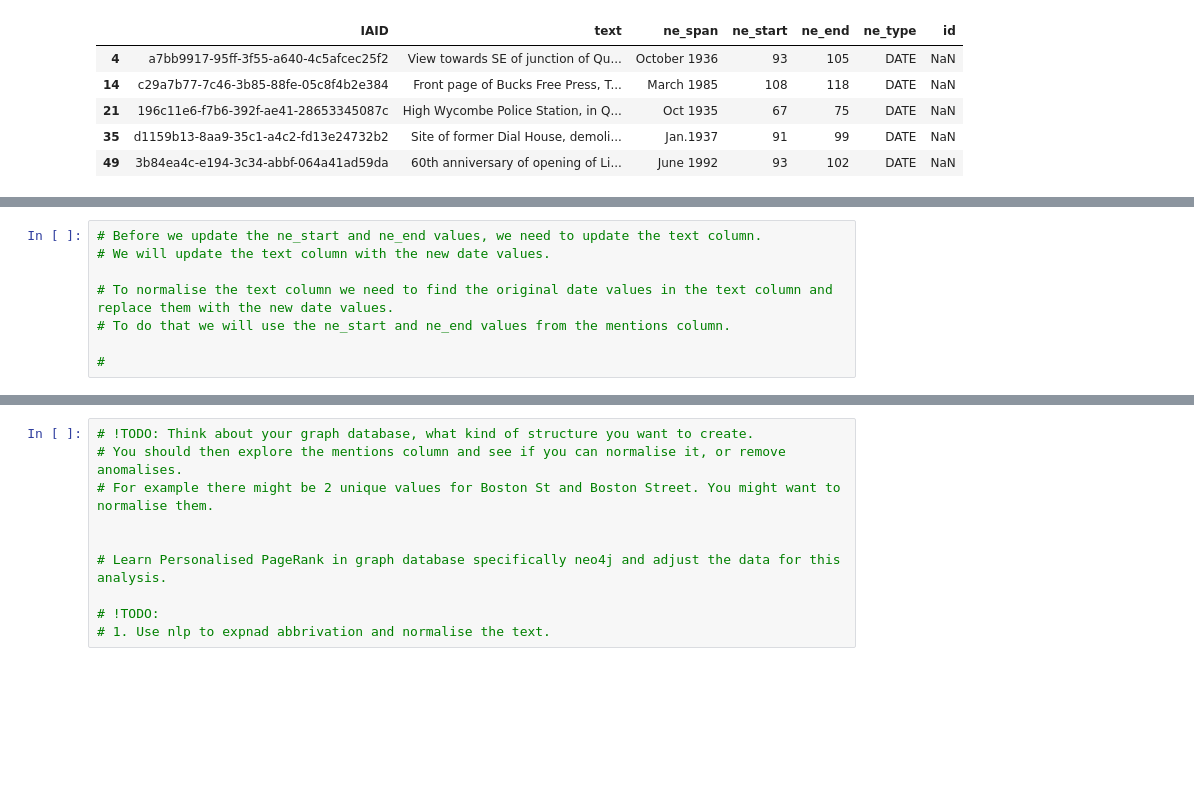
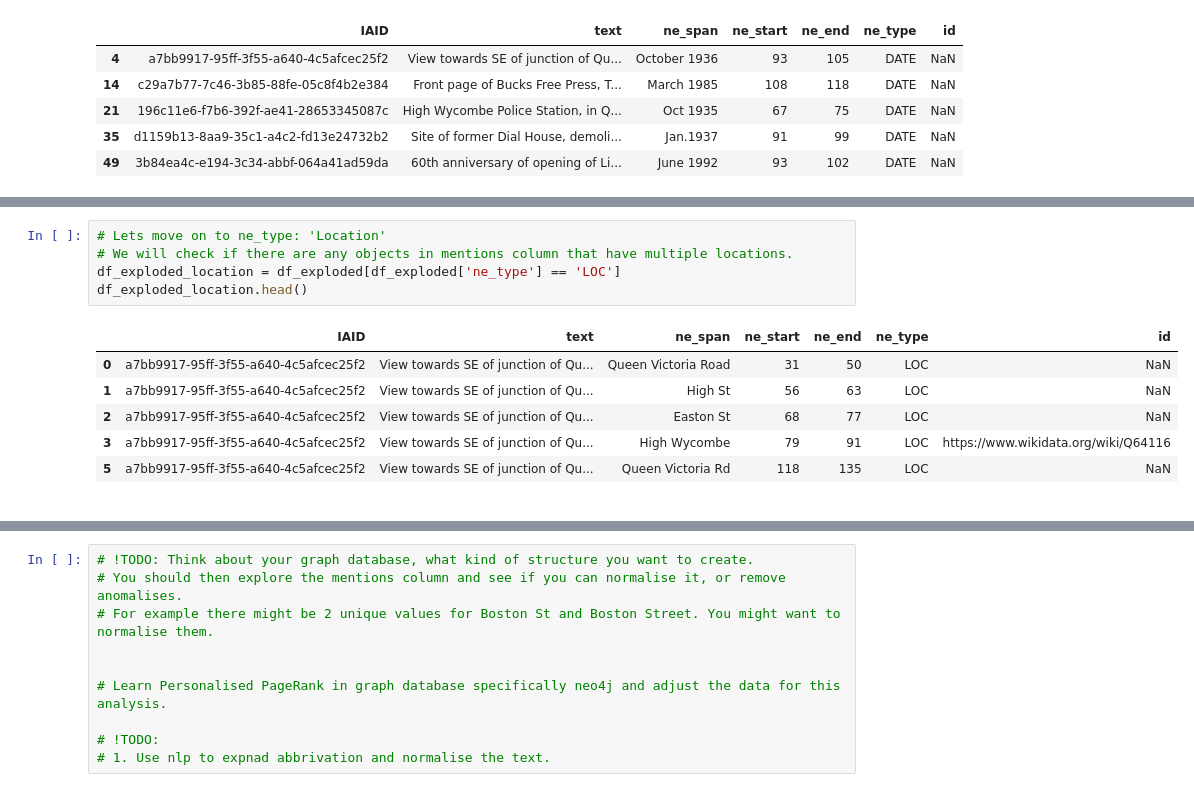
Before and after one commit to thebekhruz/Semantic_Search_v2.0, a Jupyter notebook: eda/notebooks/eda.ipynb, the cells around one changed output, grey strips where cells are left out. Saved outputs shown, nothing was run; the diff lists cells and outputs as text; blank space fills up the shorter version.

```diff
--- a/eda/notebooks/eda.ipynb
+++ b/eda/notebooks/eda.ipynb
@@ -502,8 +292,14 @@ KeyError: 'IAID'
-# %%
-# Before we update the ne_start and ne_end values, we need to update the text column.
-# We will update the text column with the new date values.
-
-# To normalise the text column we need to find the original date values in the text column and replace them with the new date values.
-# To do that we will use the ne_start and ne_end values from the mentions column.
-
-#
+# %%
+# Lets move on to ne_type: 'Location'
+# We will check if there are any objects in mentions column that have multiple locations.
+df_exploded_location = df_exploded[df_exploded['ne_type'] == 'LOC']
+df_exploded_location.head()
+# %% [output]
+|  | IAID | text | ne_span | ne_start | ne_end | ne_type | id |
+| 0 | a7bb9917-95ff-3f55-a640-4c5afcec25f2 | View towards SE of junction of Qu... | Queen Victoria Road | 31 | 50 | LOC | NaN |
+| 1 | a7bb9917-95ff-3f55-a640-4c5afcec25f2 | View towards SE of junction of Qu... | High St | 56 | 63 | LOC | NaN |
+| 2 | a7bb9917-95ff-3f55-a640-4c5afcec25f2 | View towards SE of junction of Qu... | Easton St | 68 | 77 | LOC | NaN |
+| 3 | a7bb9917-95ff-3f55-a640-4c5afcec25f2 | View towards SE of junction of Qu... | High Wycombe | 79 | 91 | LOC | https://www.wikidata.org/wiki/Q64116 |
+| 5 | a7bb9917-95ff-3f55-a640-4c5afcec25f2 | View towards SE of junction of Qu... | Queen Victoria Rd | 118 | 135 | LOC | NaN |
+# %% [markdown]
+<!--  -->
```
Also changed, not shown: parts of 45 cells of this notebook.
